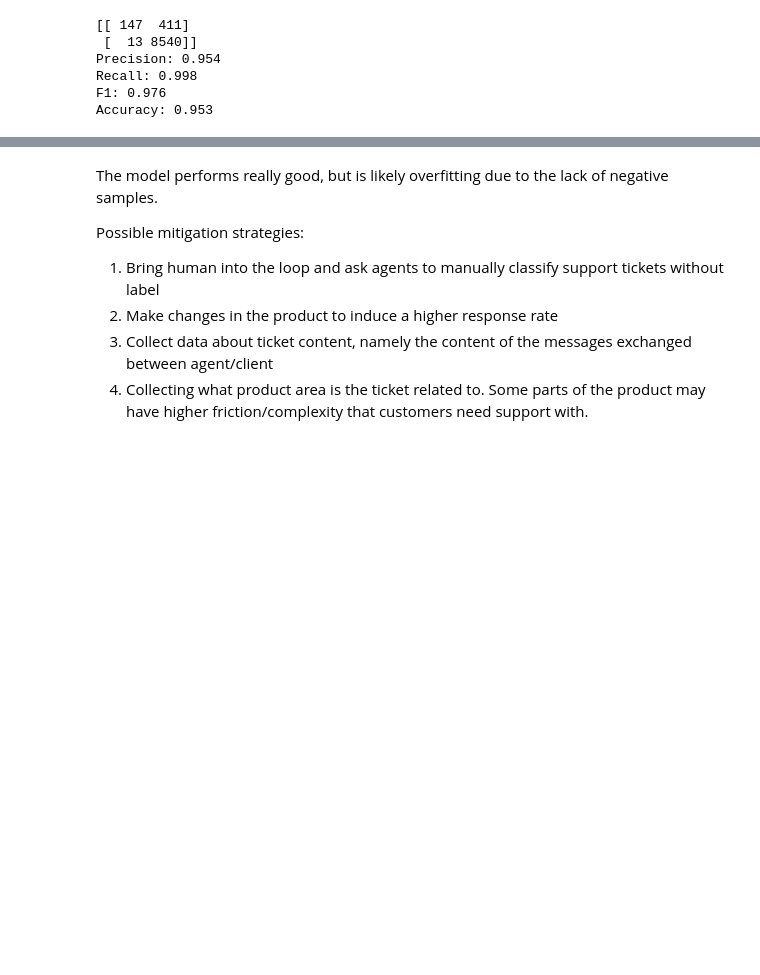
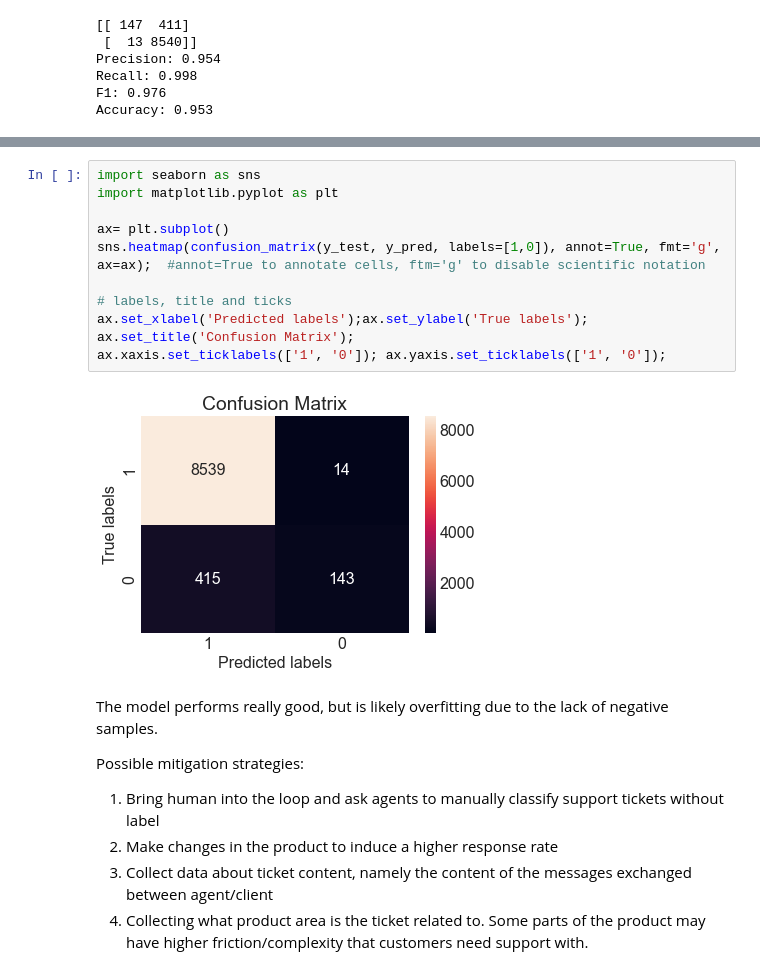
Before and after one commit to jlousada315/zentest, a Jupyter notebook: satisfaction.ipynb, the cells around one changed output, grey strips where cells are left out. Drawn from its saved outputs; the diff is of its cells as text; blank space fills up the shorter version.

```diff
--- a/satisfaction.ipynb
+++ b/satisfaction.ipynb
@@ -593,3 +598,16 @@ Accuracy: 0.953
+# %%
+import seaborn as sns
+import matplotlib.pyplot as plt
+
+ax= plt.subplot()
+sns.heatmap(confusion_matrix(y_test, y_pred, labels=[1,0]), annot=True, fmt='g', ax=ax);  #annot=True to annotate cells, ftm='g' to disable scientific notation
+
+# labels, title and ticks
+ax.set_xlabel('Predicted labels');ax.set_ylabel('True labels');
+ax.set_title('Confusion Matrix');
+ax.xaxis.set_ticklabels(['1', '0']); ax.yaxis.set_ticklabels(['1', '0']);
+# %% [output]
+[figure, added]
 # %% [markdown]
 The model performs really good, but is likely overfitting due to the lack of negative samples.
 
```
Also changed, not shown: parts of 7 cells of this notebook.
